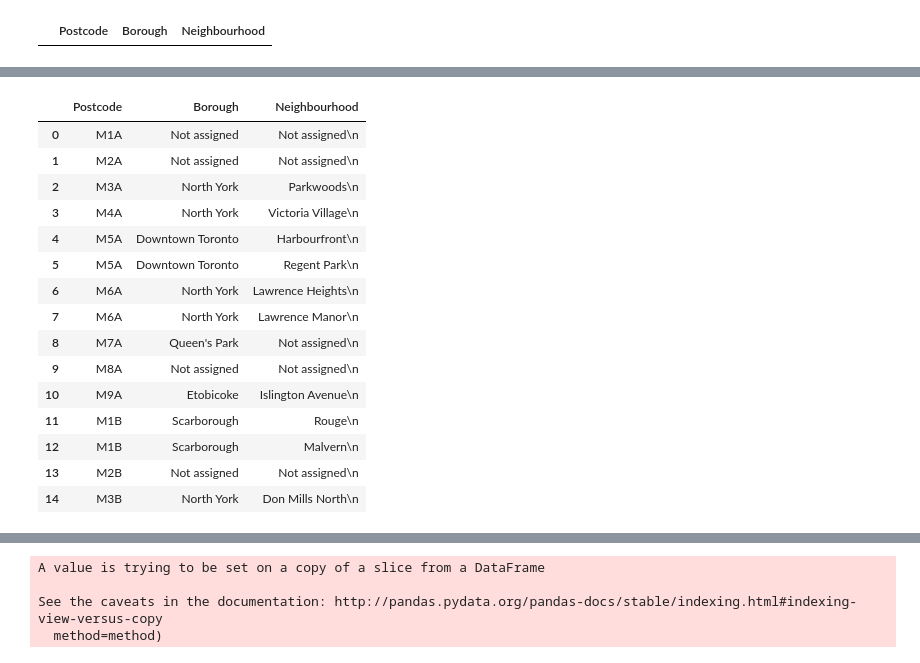
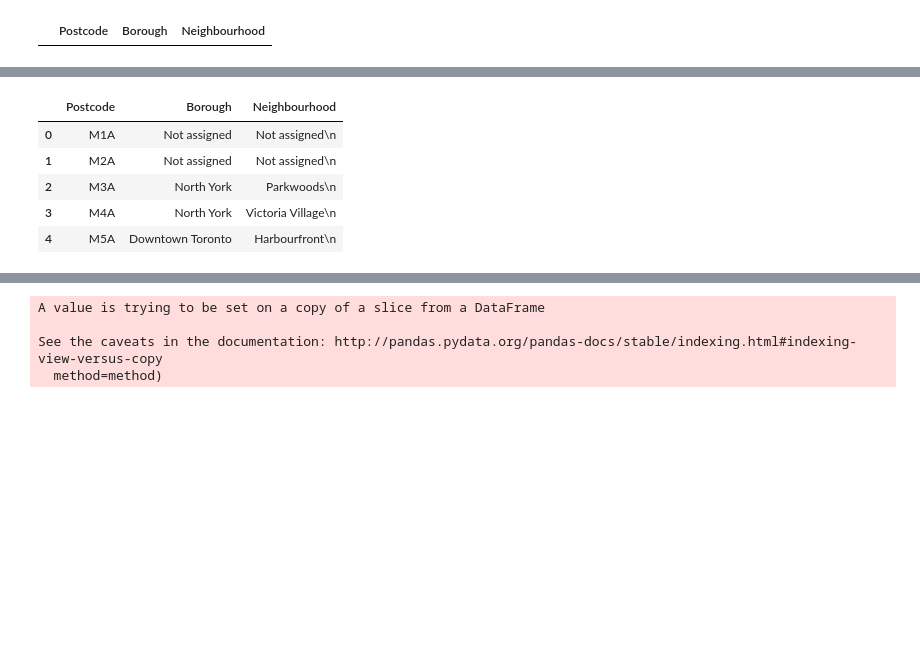
Before and after one commit to chethankille/Coursera_Capstone, a Jupyter notebook: capstone_project_web_scraping.ipynb, the cells around one changed output, grey strips where cells are left out. Cells and saved outputs as stored; diff of their text form; code cells hidden in the pictures; blank space fills up the shorter version.

```diff
--- a/capstone_project_web_scraping.ipynb
+++ b/capstone_project_web_scraping.ipynb
@@ -61,23 +79,13 @@ for row in table_rows:
         s.append(x.text)
     canada_postal.loc[len(canada_postal)] = s
 # %%
-canada_postal.head(15)
+canada_postal.head(5)
 # %% [output]
 |  | Postcode | Borough | Neighbourhood |
 | 0 | M1A | Not assigned | Not assigned\n |
 | 1 | M2A | Not assigned | Not assigned\n |
 | 2 | M3A | North York | Parkwoods\n |
 | 3 | M4A | North York | Victoria Village\n |
 | 4 | M5A | Downtown Toronto | Harbourfront\n |
-| 5 | M5A | Downtown Toronto | Regent Park\n |
-| 6 | M6A | North York | Lawrence Heights\n |
-| 7 | M6A | North York | Lawrence Manor\n |
-| 8 | M7A | Queen's Park | Not assigned\n |
-| 9 | M8A | Not assigned | Not assigned\n |
-| 10 | M9A | Etobicoke | Islington Avenue\n |
-| 11 | M1B | Scarborough | Rouge\n |
-| 12 | M1B | Scarborough | Malvern\n |
-| 13 | M2B | Not assigned | Not assigned\n |
-| 14 | M3B | North York | Don Mills North\n |
 # %%
 xyz=canada_postal[canada_postal['Borough']!='Not assigned']
```
Also changed, not shown: parts of 13 cells of this notebook, 1 other file.
